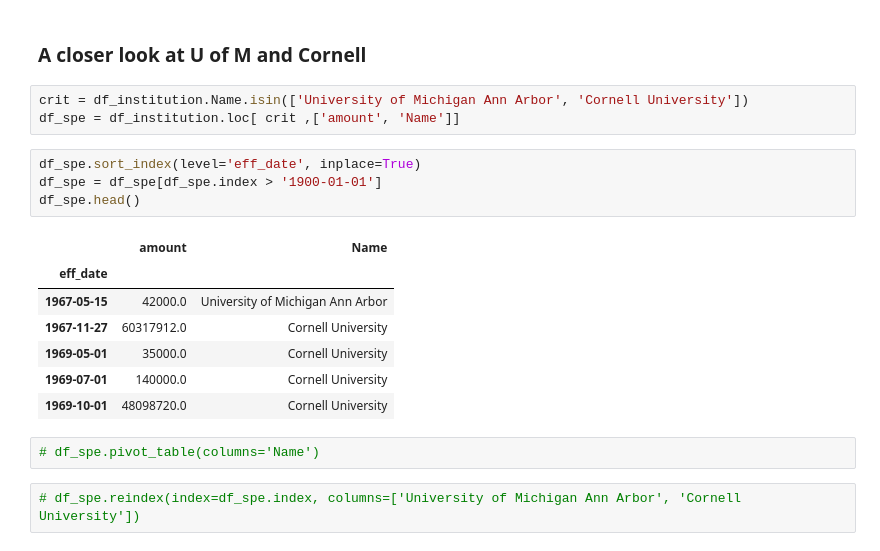
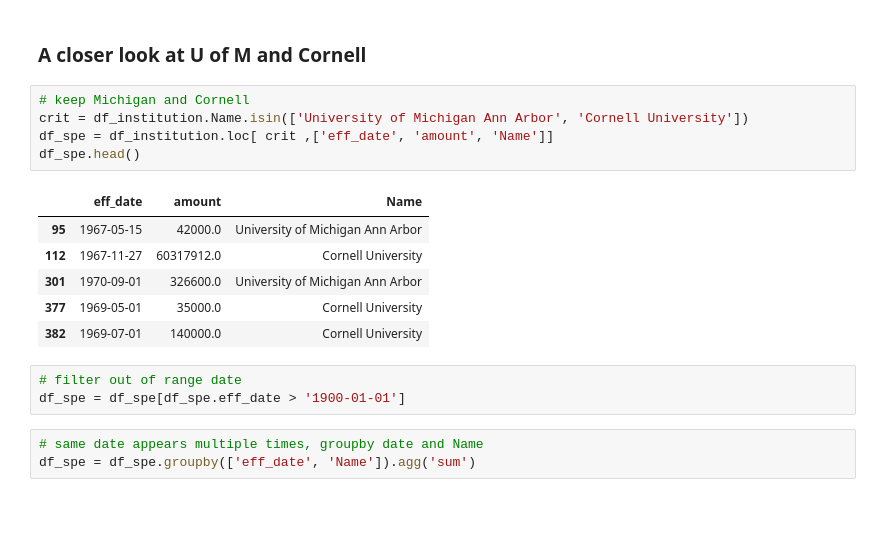
Before and after one commit to cedricherman/Topic_modeling_NSF, a Jupyter notebook: notebooks/04_Exploratory_Data_Analysis.ipynb, the cells around one changed output. Saved outputs shown, nothing was run; the diff lists cells and outputs as text; blank space fills up the shorter version.

```diff
--- a/notebooks/04_Exploratory_Data_Analysis.ipynb
+++ b/notebooks/04_Exploratory_Data_Analysis.ipynb
@@ -112,21 +119,20 @@ fig2.savefig(os.path.join(os.pardir, 'img', 'Number0fgrants.png'))
 # %% [markdown]
 ### A closer look at U of M and Cornell
 # %%
+# keep Michigan and Cornell
 crit = df_institution.Name.isin(['University of Michigan Ann Arbor', 'Cornell University'])
-df_spe = df_institution.loc[ crit ,['amount', 'Name']]
+df_spe = df_institution.loc[ crit ,['eff_date', 'amount', 'Name']]
+df_spe.head()
+# %% [output]
+|  | eff_date | amount | Name |
+| 95 | 1967-05-15 | 42000.0 | University of Michigan Ann Arbor |
+| 112 | 1967-11-27 | 60317912.0 | Cornell University |
+| 301 | 1970-09-01 | 326600.0 | University of Michigan Ann Arbor |
+| 377 | 1969-05-01 | 35000.0 | Cornell University |
+| 382 | 1969-07-01 | 140000.0 | Cornell University |
-# %%
-df_spe.sort_index(level='eff_date', inplace=True)
-df_spe = df_spe[df_spe.index > '1900-01-01']
-df_spe.head()
-# %% [output]
-|  | amount | Name |
-| eff_date |  |  |
-| 1967-05-15 | 42000.0 | University of Michigan Ann Arbor |
-| 1967-11-27 | 60317912.0 | Cornell University |
-| 1969-05-01 | 35000.0 | Cornell University |
-| 1969-07-01 | 140000.0 | Cornell University |
-| 1969-10-01 | 48098720.0 | Cornell University |
-# %%
-# df_spe.pivot_table(columns='Name')
-# %%
-# df_spe.reindex(index=df_spe.index, columns=['University of Michigan Ann Arbor', 'Cornell University'])
+# %%
+# filter out of range date
+df_spe = df_spe[df_spe.eff_date > '1900-01-01']
+# %%
+# same date appears multiple times, groupby date and Name
+df_spe = df_spe.groupby(['eff_date', 'Name']).agg('sum')
```
Also changed, not shown: parts of 10 cells of this notebook, 1 other file.
